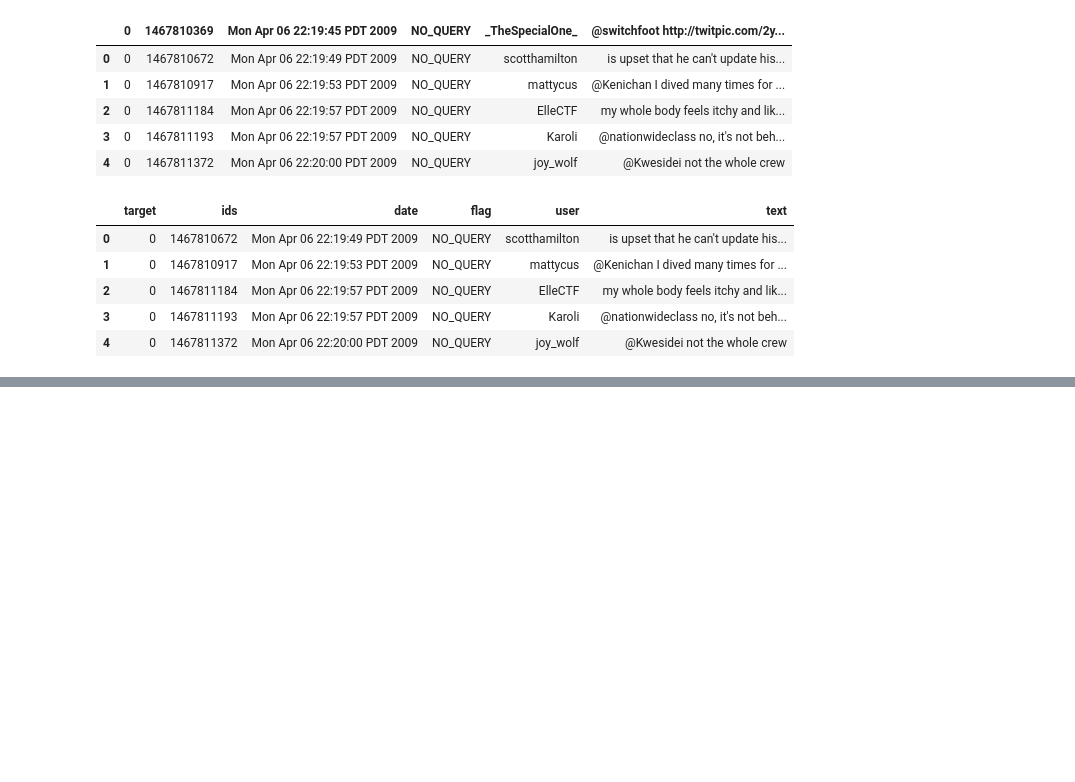
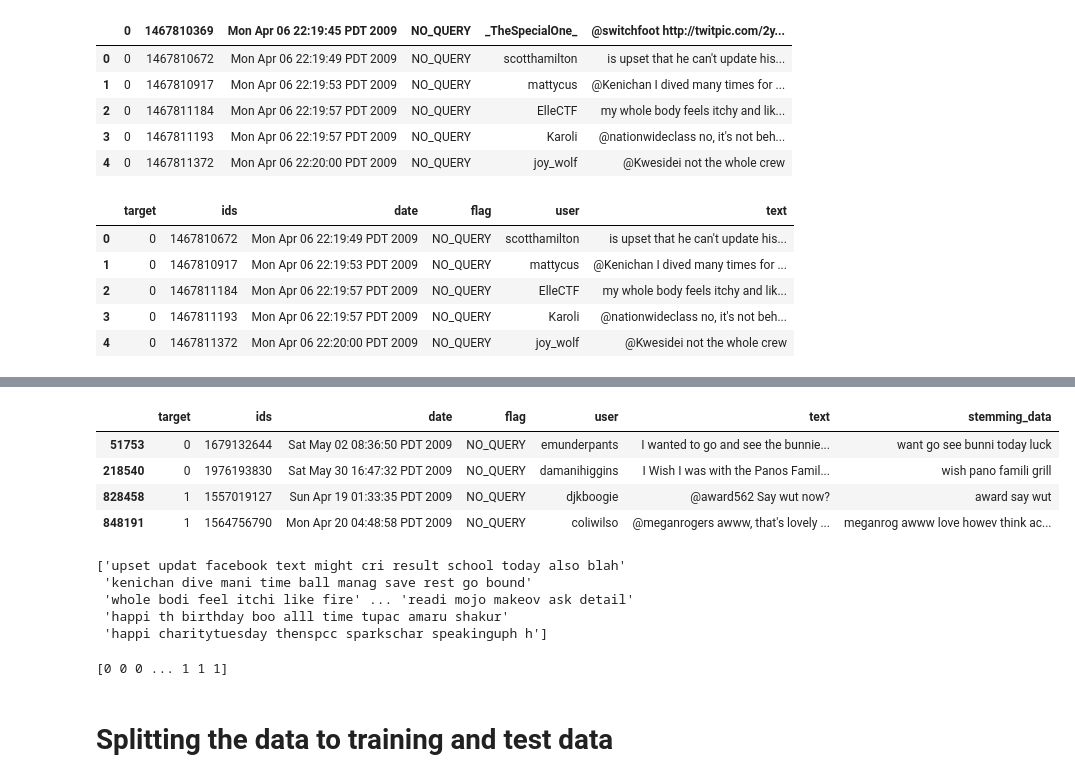
Before and after one commit to JanhviSharma1/twitter-sentiment-analysis, a Jupyter notebook: twitter_sentiment_analysis.ipynb, the cells around one changed output, grey strips where cells are left out. Drawn from its saved outputs; the diff is of its cells as text; code cells hidden in the pictures; blank space fills up the shorter version.

Commit message:
Train and test sets

```diff
--- a/twitter_sentiment_analysis.ipynb
+++ b/twitter_sentiment_analysis.ipynb
@@ -94,0 +143,12 @@ twitter_data.head()
+# %%
+#checking the distribution of target column
+twitter_data['target'].value_counts()
+twitter_data.replace({4:1},inplace=True)
+# %%
+twitter_data.sample(4)
+# %% [output]
+|  | target | ids | date | flag | user | text | stemming_data |
+| 51753 | 0 | 1679132644 | Sat May 02 08:36:50 PDT 2009 | NO_QUERY | emunderpants | I wanted to go and see the bunnie... | want go see bunni today luck |
+| 218540 | 0 | 1976193830 | Sat May 30 16:47:32 PDT 2009 | NO_QUERY | damanihiggins | I Wish I was with the Panos Famil... | wish pano famili grill |
+| 828458 | 1 | 1557019127 | Sun Apr 19 01:33:35 PDT 2009 | NO_QUERY | djkboogie | @award562 Say wut now? | award say wut |
+| 848191 | 1 | 1564756790 | Mon Apr 20 04:48:58 PDT 2009 | NO_QUERY | coliwilso | @meganrogers awww, that's lovely ... | meganrog awww love howev think ac... |
@@ -94,0 +159,14 @@ twitter_data.head()
+# %%
+print(X)
+# %% [output]
+['upset updat facebook text might cri result school today also blah'
+ 'kenichan dive mani time ball manag save rest go bound'
+ 'whole bodi feel itchi like fire' ... 'readi mojo makeov ask detail'
+ 'happi th birthday boo alll time tupac amaru shakur'
+ 'happi charitytuesday thenspcc sparkschar speakinguph h']
+# %%
+print(Y)
+# %% [output]
+[0 0 0 ... 1 1 1]
+# %% [markdown]
+# Splitting the data to training and test data
```
Also changed, not shown: parts of 14 cells of this notebook.
